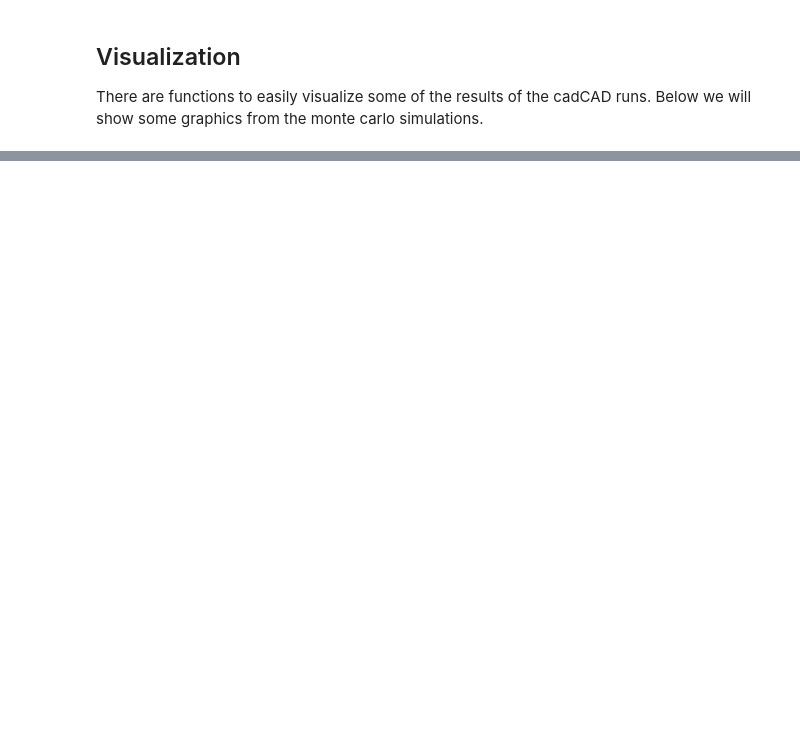
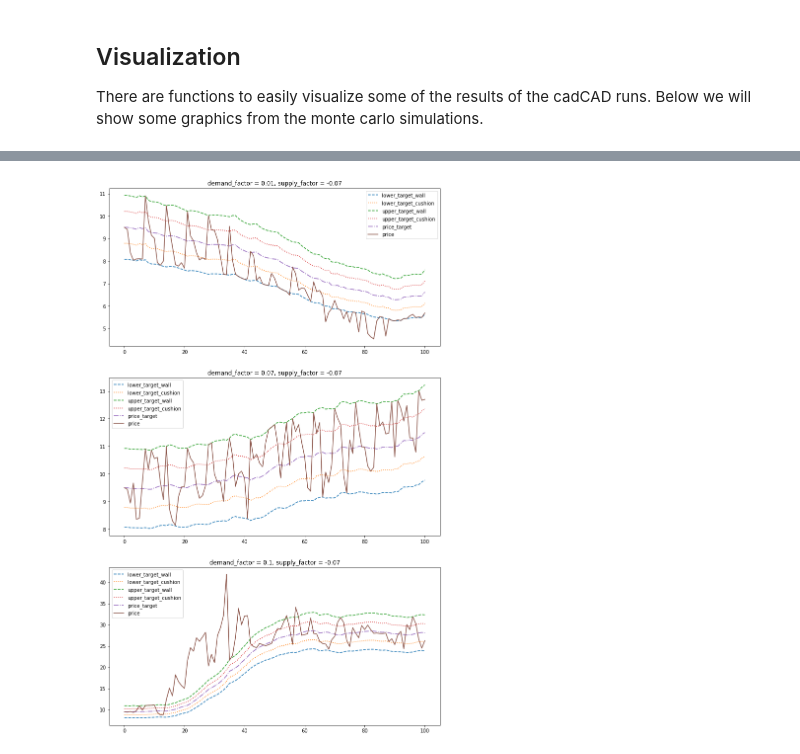
Before and after one commit to OlympusDAO/olympus-digital-twin, a Jupyter notebook: RBS_analysis.ipynb, the cells around one changed output, grey strips where cells are left out. Cells and saved outputs as stored; diff of their text form; code cells hidden in the pictures; blank space fills up the shorter version.

```diff
--- a/RBS_analysis.ipynb
+++ b/RBS_analysis.ipynb
@@ -93,0 +88,12 @@ plot_all_sims([ "ma_target", "lb_target","price_target","lower_target_wall","low
+# %%
+
+grouping_variables = ["demand_factor", "supply_factor"]
+var_list = [ "lower_target_wall","lower_target_cushion",
+            "upper_target_wall","upper_target_cushion",
+            "price_target","price",
+        #"natural_price"
+        ]
+linestyles = ['--',':','--',':','-.','-']
+plot_multivars_grouped_average(var_list,grouping_variables,df,linestyles)
+# %% [output]
+[figure, added]
```
Also changed, not shown: parts of 12 cells of this notebook, 1 other file.
